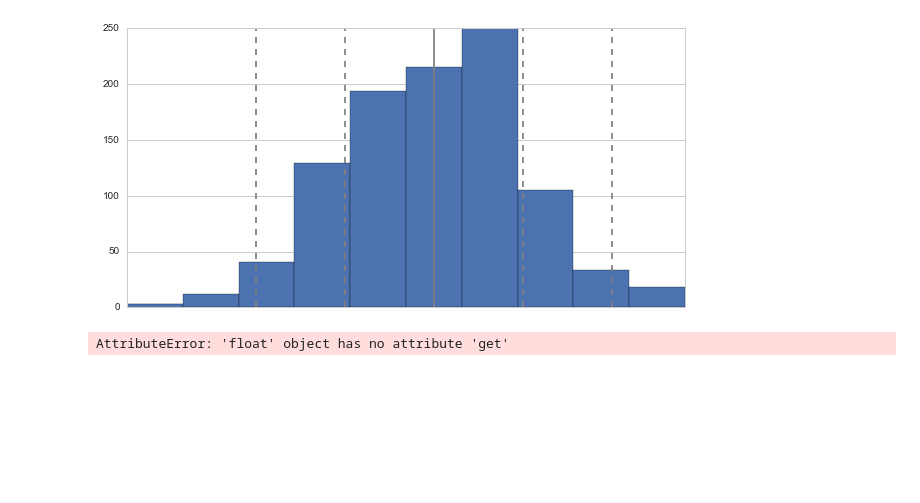
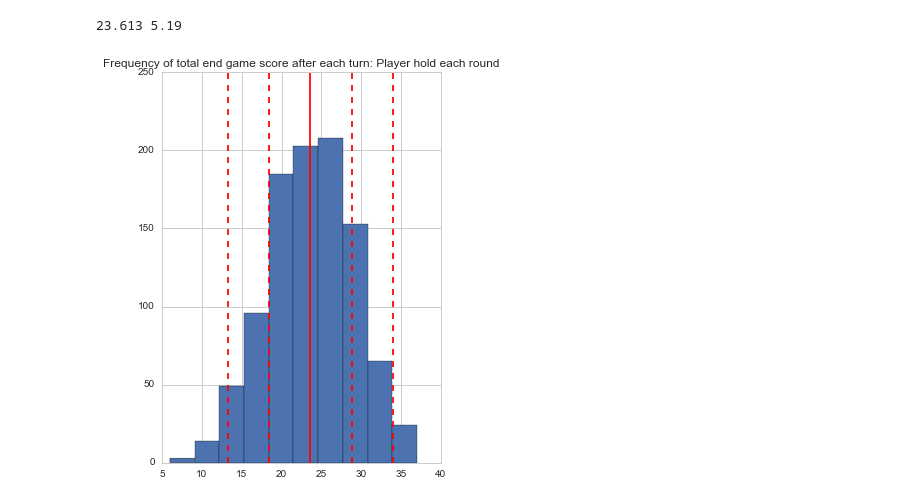
Before and after one commit to stacyzhao/ultimate-pig, a Jupyter notebook: ultimate-pig.ipynb, the cells around one changed output. Cells and saved outputs as stored; diff of their text form; code cells hidden in the pictures; blank space fills up the shorter version.

Commit message:
added more graphs

```diff
--- a/ultimate-pig.ipynb
+++ b/ultimate-pig.ipynb
@@ -178,22 +154,21 @@ meanplayer, stdevplayer = st.mean(player1), round(st.stdev(player1),2)
 meanturn, stdevturn = st.mean(turn1), round(st.stdev(turn1),2)
 meanscore, stdevscore = st.mean(score1), round(st.stdev(score1),2)
 meanmonster, stdevmonster = st.mean(monster1), round(st.stdev(monster1),2)
+
+print(meanplayer, stdevplayer)
+# %% [output]
+23.613 5.19
 # %%
-sns.set(style="whitegrid")
-plt.subplots(figsize=(10, 5))
-x1 = [200, 400, 500, 600, 800, 1000]
-plt.xticks(x1)
-
+plt.subplots(figsize=(5, 7))
 plt.hist(player1)
 mean = st.mean(player1)
 stdev = st.stdev(player1)
+ymin, ymax = plt.ylim()
 
-plt.vlines(mean, ymin, ymax, color='grey')
-plt.vlines([mean - 2 * stdev, mean - stdev, mean + stdev, mean + 2 * stdev], ymin, ymax, color='grey', linestyles='dashed')
+
+plt.vlines(mean, ymin, ymax, color='red')
+plt.vlines([mean - 2 * stdev, mean - stdev, mean + stdev, mean + 2 * stdev], ymin, ymax, color='red', linestyles='dashed')
+plt.title('Frequency of total end game score after each turn: Player hold each round')
 plt.show()
 # %% [output]
-[figure, old version]
+[figure, new version]
-# %%
-sns.barplot("day", "total_bill", data=meanplayer, linewidth=2.5, facecolor=(1, 1, 1, 0), errcolor=".2", edgecolor=".2")
-# %% [output]
-AttributeError: 'float' object has no attribute 'get'
```
Also changed, not shown: parts of 11 cells of this notebook.
